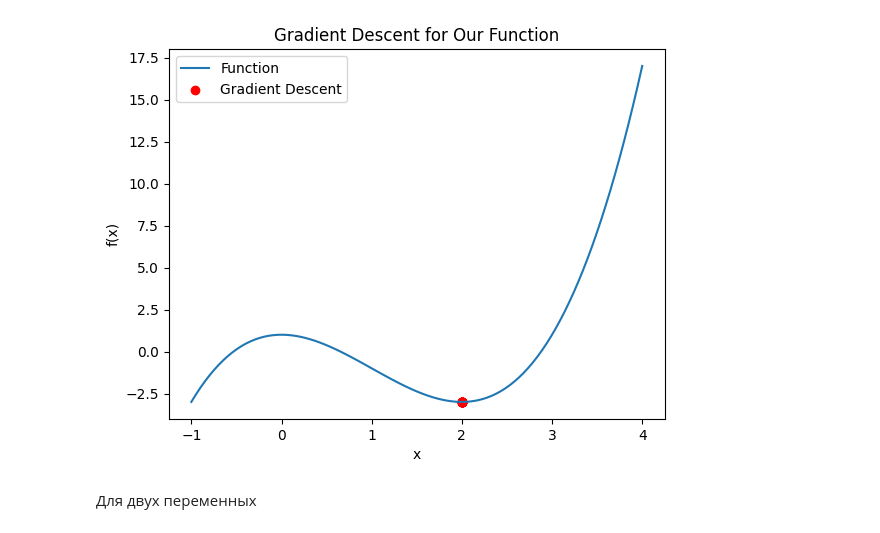
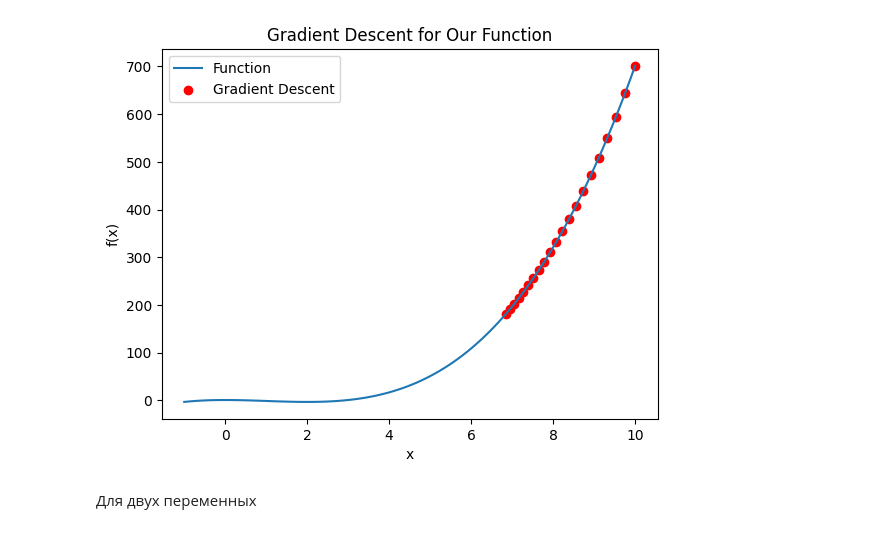
Before and after one commit to somvy/cpm-ml, a Jupyter notebook: 2-linear/homework.ipynb, the cells around one changed output. Saved outputs shown, nothing was run; the diff lists cells and outputs as text; code cells hidden in the pictures.

```diff
--- a/2-linear/homework.ipynb
+++ b/2-linear/homework.ipynb
@@ -13,3 +9,9 @@ def gradient_custom(x):
+# %%
+# Производная функции
+def gradient_custom(x):
+    eps = 1e-9
+    # grad = (custom_function(x + eps) - custom_function(x)) / eps
+    return 3*x**2 - 6 * x
 # %%
 # Градиентный спуск
 def gradient_descent_custom(learning_rate, num_iterations, start_position):
@@ -17,32 +19,32 @@ def gradient_descent_custom(learning_rate, num_iterations, start_position):
 
     for _ in range(num_iterations):
         current_x = trajectory[-1]
-        new_x = ...
+        new_x = current_x - learning_rate * gradient_custom(current_x)
         trajectory.append(new_x)
 
     return np.array(trajectory)
 # %%
 # Параметры, их можно менять
-learning_rate_custom = 0.1
+learning_rate_custom = 0.001
 num_iterations_custom = 20
 start_position_custom = 10
 # %%
 # Запуск градиентного спуска
-trajectory_custom = gradient_descent_custom(...)
+trajectory_custom = gradient_descent_custom(learning_rate_custom, num_iterations_custom, start_position_custom)
 # %%
 # Визуализация
-x_vals_custom = np.linspace(-1, 4, 100)
+x_vals_custom = np.linspace(-1, 10, 100)
 y_vals_custom = custom_function(x_vals_custom)
 
 plt.plot(x_vals_custom, y_vals_custom, label='Function')
 plt.scatter(trajectory_custom, custom_function(trajectory_custom), color='red', label='Gradient Descent')
 plt.title('Gradient Descent for Our Function')
 plt.xlabel('x')
 plt.ylabel('f(x)')
 plt.legend()
 plt.show()
 # %% [output]
-[figure, old version]
+[figure, new version]
 # %% [markdown]
 Для двух переменных
 # %%
```
Also changed, not shown: parts of 7 cells of this notebook, 5 other files.
